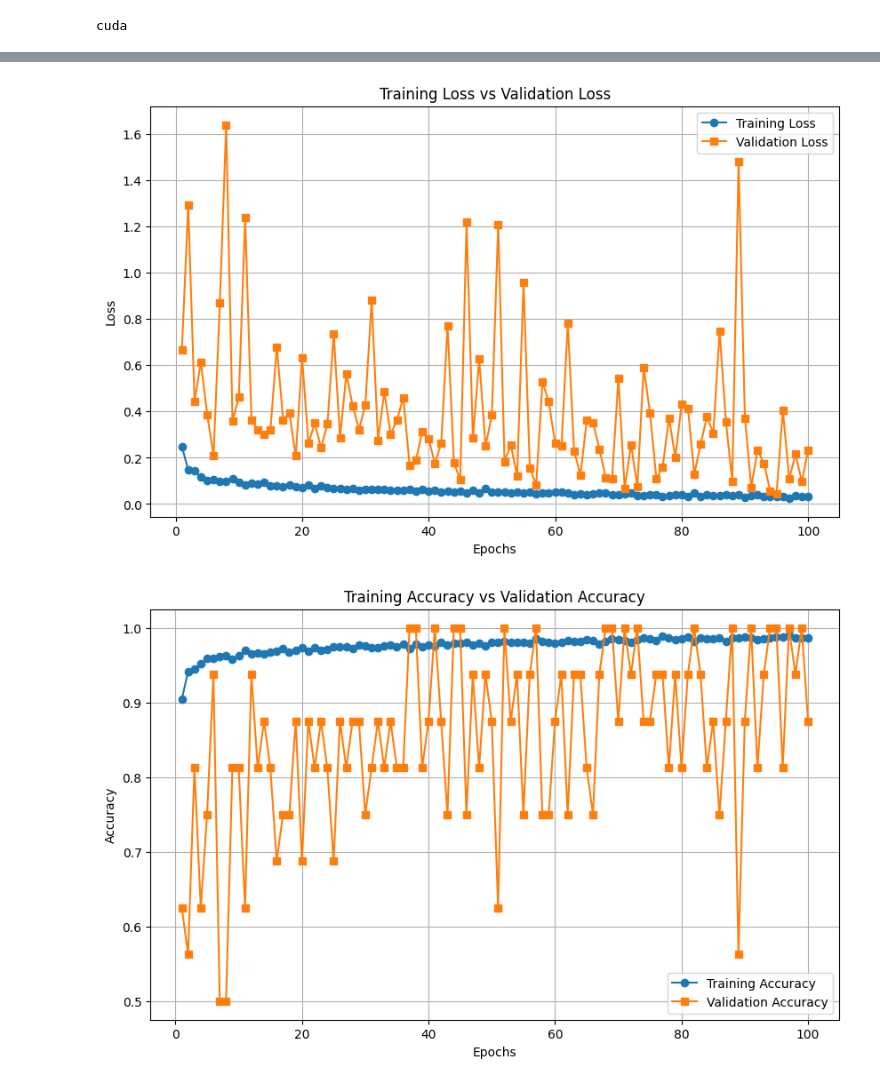
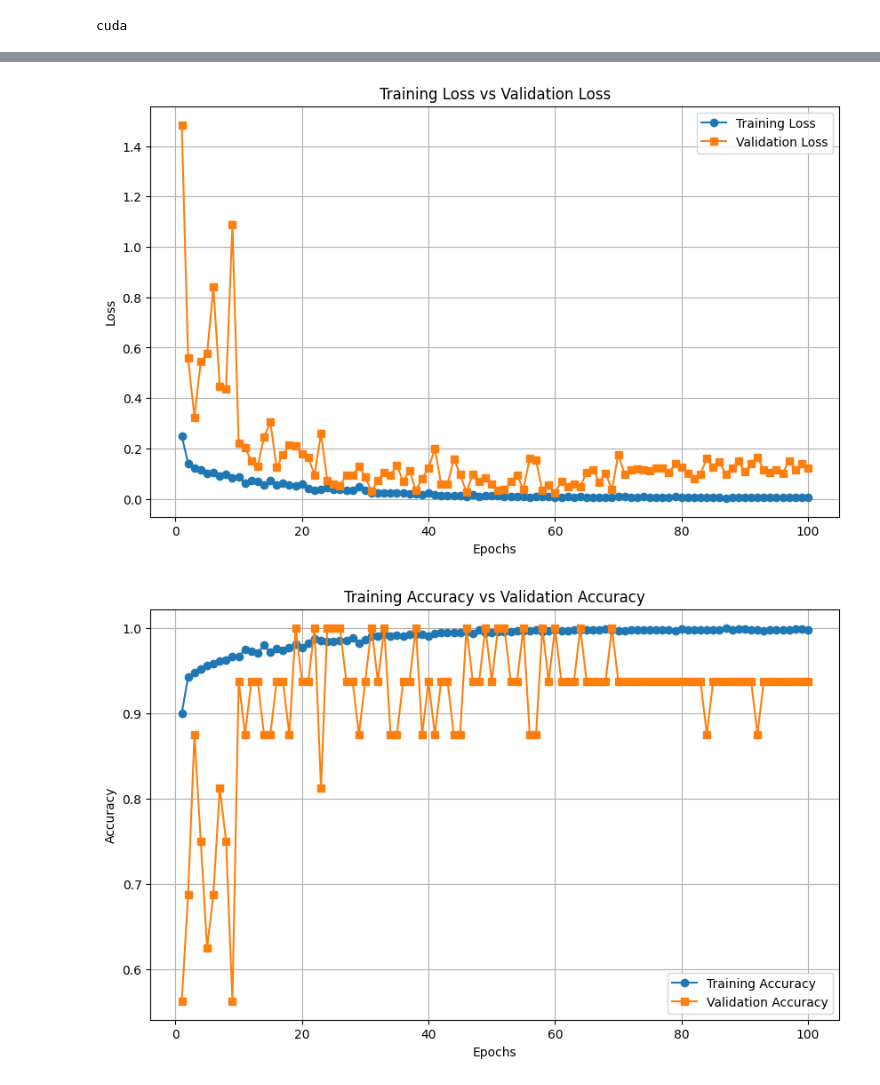
Before and after one commit to VaderSame/COMPSCI-9542-final-project, a Jupyter notebook: python notebook.ipynb, the cells around one changed output, grey strips where cells are left out. Saved outputs shown, nothing was run; the diff lists cells and outputs as text; code cells hidden in the pictures.

Commit message:
lr scheduler added to decay the learning rate with each epoch

```diff
--- a/python notebook.ipynb
+++ b/python notebook.ipynb
@@ -105,13 +106,17 @@ criterion = nn.BCEWithLogitsLoss()
 # Define the optimizer
 optimizer = optim.Adam(model.parameters(), lr=0.001)
 # %%
-threshold = 0.5
+threshold = 0.8
 
 # Lists to store training and validation losses and accuracies
 train_losses = []
 val_losses = []
 train_accuracies = []
 val_accuracies = []
+
+# Define the learning rate scheduler
+# scheduler = ReduceLROnPlateau(optimizer, mode='min', factor=0.1, patience=5)
+scheduler = torch.optim.lr_scheduler.StepLR(optimizer, step_size= 10, gamma=0.5)
 
 epochs = 100
 for epoch in range(epochs):
@@ -195,6 +200,13 @@ for epoch in range(epochs):
     val_losses.append(avg_val_loss)  # Store validation loss
     print(f"Validation Loss: {avg_val_loss:.4f}, Validation Accuracy: {val_acc:.4f}")
 
+    # Update learning rate based on validation loss
+    scheduler.step()
+
+    # Log the current learning rate
+    current_lr = scheduler.get_last_lr()[0] if hasattr(scheduler, 'get_last_lr') else optimizer.param_groups[0]['lr']
+    print(f"Current Learning Rate: {current_lr}")
+
 # Plot Training and Validation Losses
 plt.figure(figsize=(10, 6))
 plt.plot(range(1, epochs + 1), train_losses, label='Training Loss', marker='o')
@@ -237,2 +249,2 @@ Validation Loss: 0.2337, Validation Accuracy: 0.8750
-[figure, old version]
+[figure, new version]
-[figure, old version]
+[figure, new version]
```
Also changed, not shown: parts of 5 cells of this notebook, 1 other file.
